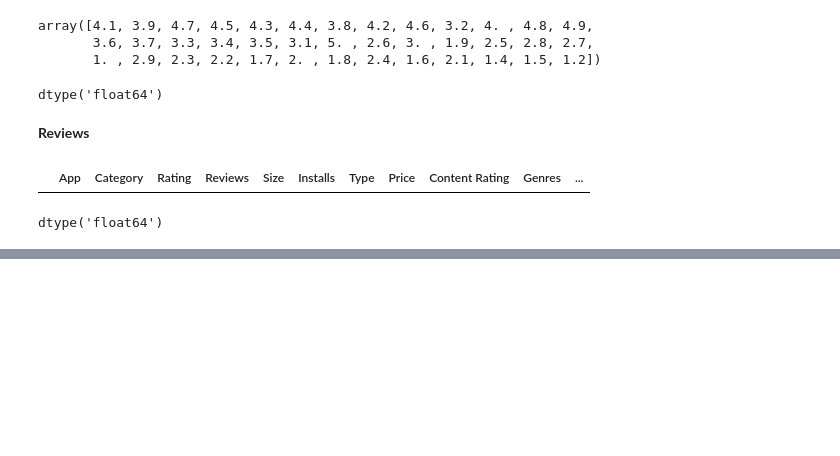
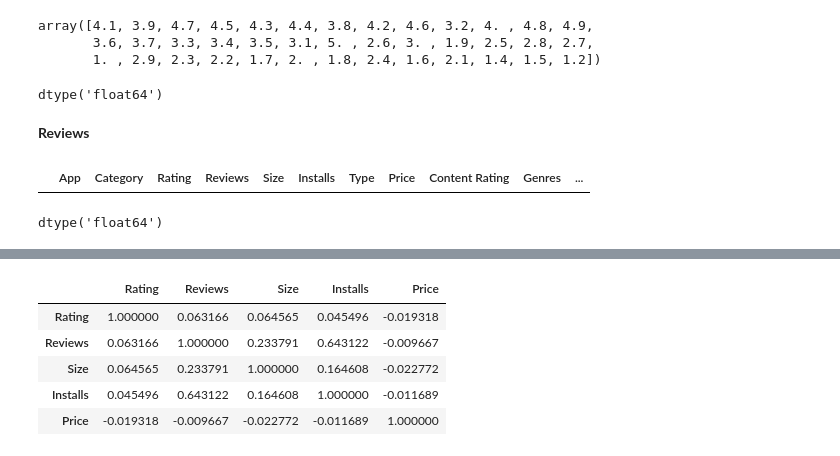
Before and after one commit to sanjaymkr/Google_Play_Store_Data_Analysis, a Jupyter notebook: Sanjay_Kumar_Google_Play_Store_Review.ipynb, the cells around one changed output, grey strips where cells are left out. Cells and saved outputs as stored; diff of their text form; code cells hidden in the pictures; blank space fills up the shorter version.

```diff
--- a/Sanjay_Kumar_Google_Play_Store_Review.ipynb
+++ b/Sanjay_Kumar_Google_Play_Store_Review.ipynb
@@ -599,0 +627,9 @@ dtype('float64')
+# %%
+play_store.corr()
+# %% [output]
+|  | Rating | Reviews | Size | Installs | Price |
+| Rating | 1.000000 | 0.063166 | 0.064565 | 0.045496 | -0.019318 |
+| Reviews | 0.063166 | 1.000000 | 0.233791 | 0.643122 | -0.009667 |
+| Size | 0.064565 | 0.233791 | 1.000000 | 0.164608 | -0.022772 |
+| Installs | 0.045496 | 0.643122 | 0.164608 | 1.000000 | -0.011689 |
+| Price | -0.019318 | -0.009667 | -0.022772 | -0.011689 | 1.000000 |
```
Also changed, not shown: parts of 21 cells of this notebook.
